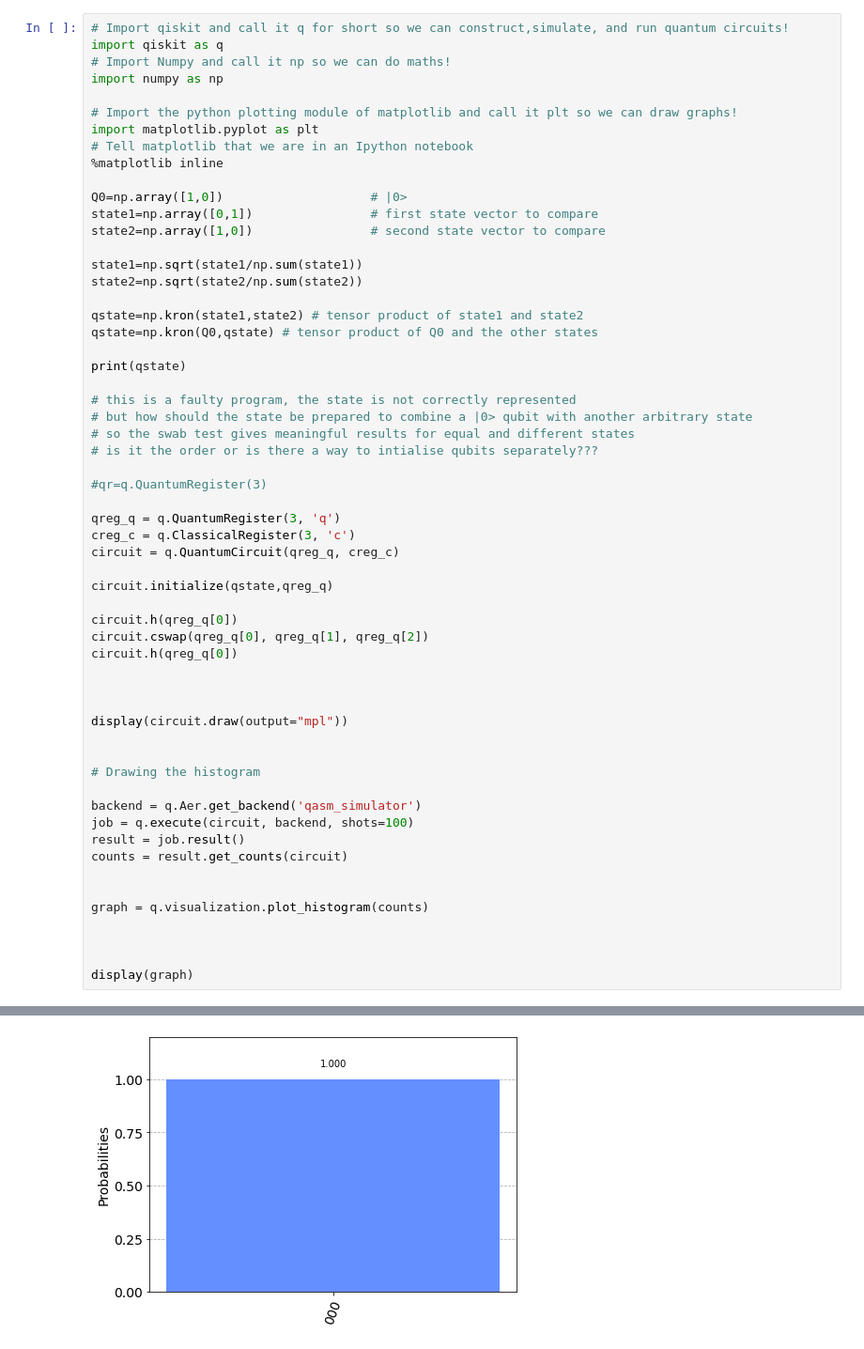
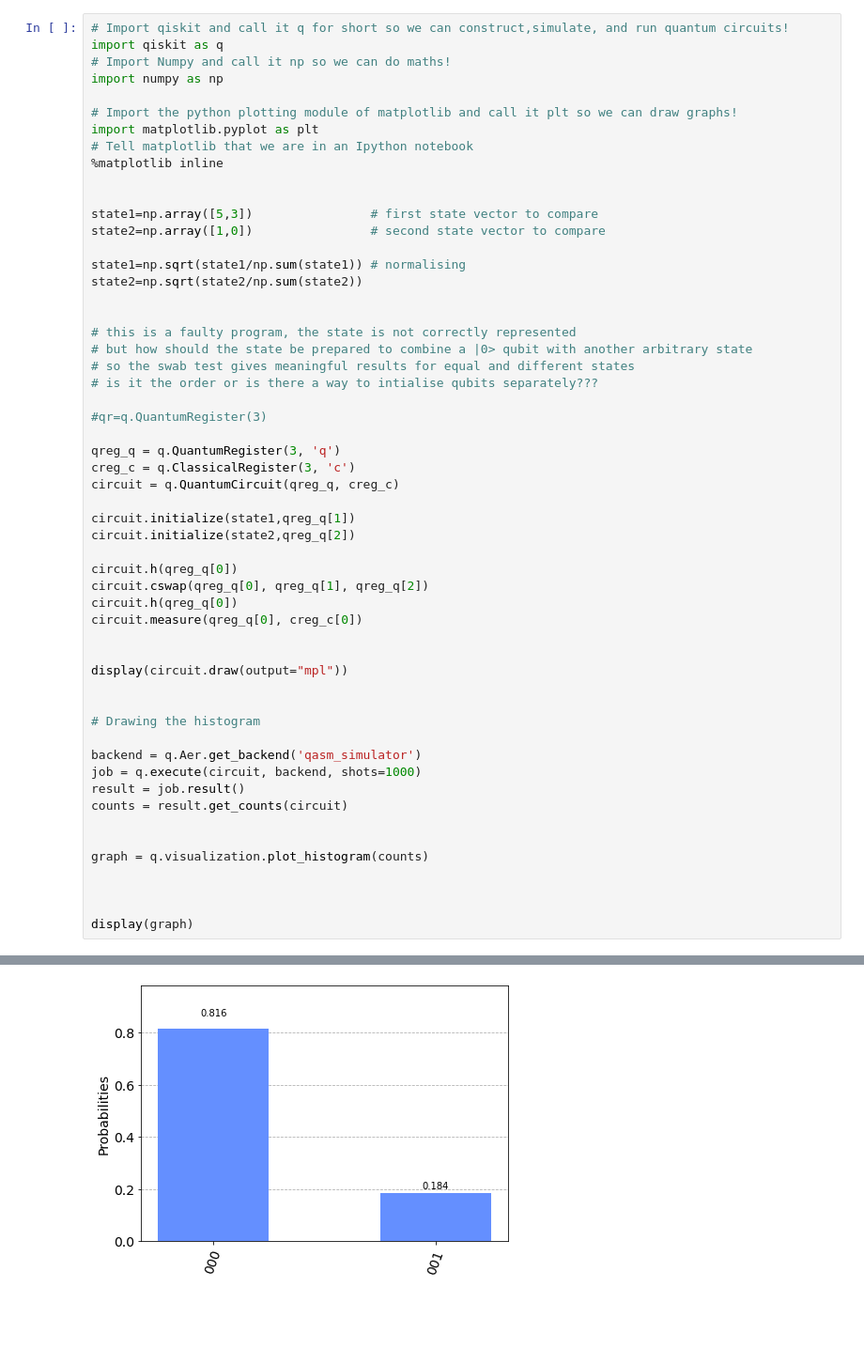
Before and after one commit to Quvance/DNAsequenceQuantumSearch, a Jupyter notebook: swab_test.ipynb, the cells around one changed output, grey strips where cells are left out. Shown at 94% size. Cells and saved outputs as stored; diff of their text form; blank space fills up the shorter version.

```diff
--- a/swab_test.ipynb
+++ b/swab_test.ipynb
@@ -9,17 +9,13 @@ import matplotlib.pyplot as plt
 # Tell matplotlib that we are in an Ipython notebook
 %matplotlib inline
 
-Q0=np.array([1,0])                    # |0>
-state1=np.array([0,1])                # first state vector to compare
+
+state1=np.array([5,3])                # first state vector to compare
 state2=np.array([1,0])                # second state vector to compare
 
-state1=np.sqrt(state1/np.sum(state1))
+state1=np.sqrt(state1/np.sum(state1)) # normalising
 state2=np.sqrt(state2/np.sum(state2))
 
-qstate=np.kron(state1,state2) # tensor product of state1 and state2
-qstate=np.kron(Q0,qstate) # tensor product of Q0 and the other states
-
-print(qstate)
 
 # this is a faulty program, the state is not correctly represented
 # but how should the state be prepared to combine a |0> qubit with another arbitrary state
@@ -32,12 +28,13 @@ qreg_q = q.QuantumRegister(3, 'q')
 creg_c = q.ClassicalRegister(3, 'c')
 circuit = q.QuantumCircuit(qreg_q, creg_c)
 
-circuit.initialize(qstate,qreg_q)
+circuit.initialize(state1,qreg_q[1])
+circuit.initialize(state2,qreg_q[2])
 
 circuit.h(qreg_q[0])
 circuit.cswap(qreg_q[0], qreg_q[1], qreg_q[2])
 circuit.h(qreg_q[0])
-
+circuit.measure(qreg_q[0], creg_c[0])
 
 
 display(circuit.draw(output="mpl"))
@@ -46,7 +43,7 @@ display(circuit.draw(output="mpl"))
 # Drawing the histogram
 
 backend = q.Aer.get_backend('qasm_simulator')
-job = q.execute(circuit, backend, shots=100)
+job = q.execute(circuit, backend, shots=1000)
 result = job.result()
 counts = result.get_counts(circuit)
 
@@ -62 +58 @@ display(graph)
-[figure, old version]
+[figure, new version]
```
Also changed, not shown: parts of 1 cell of this notebook.
